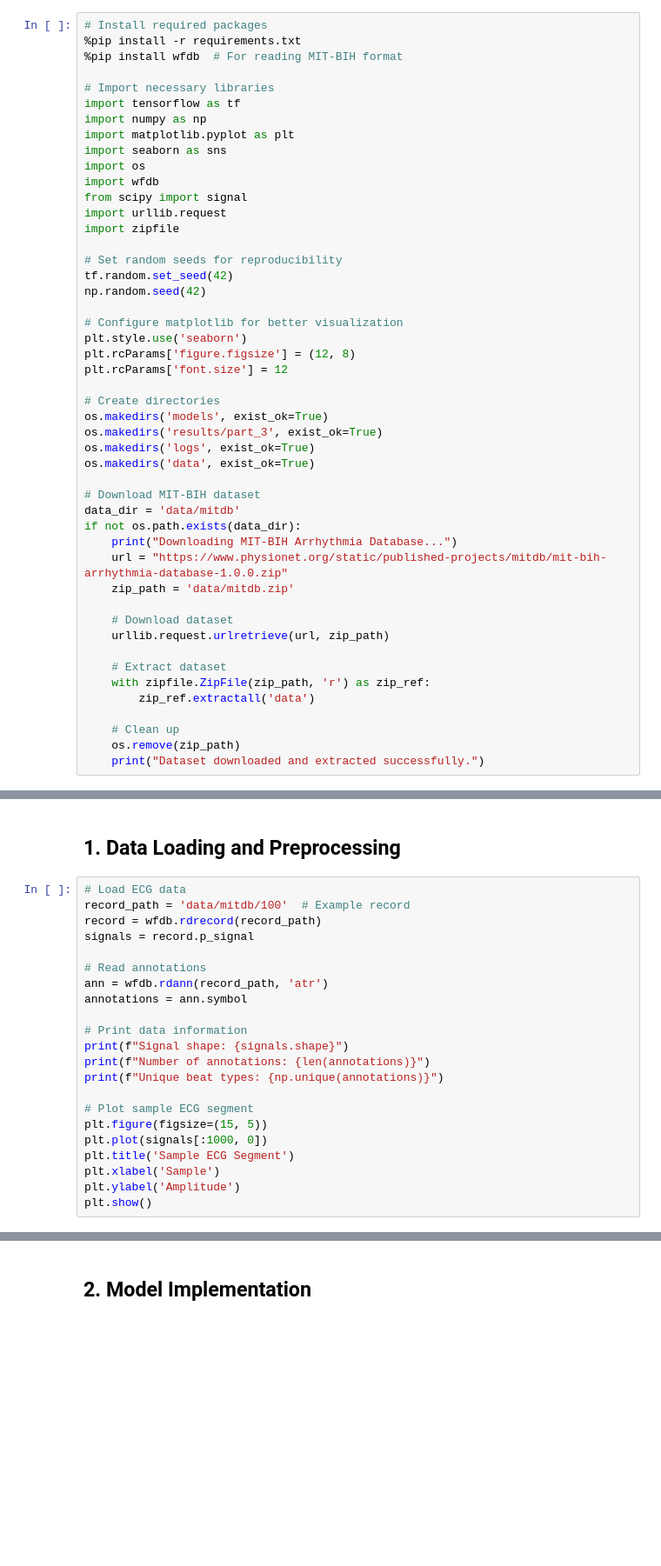
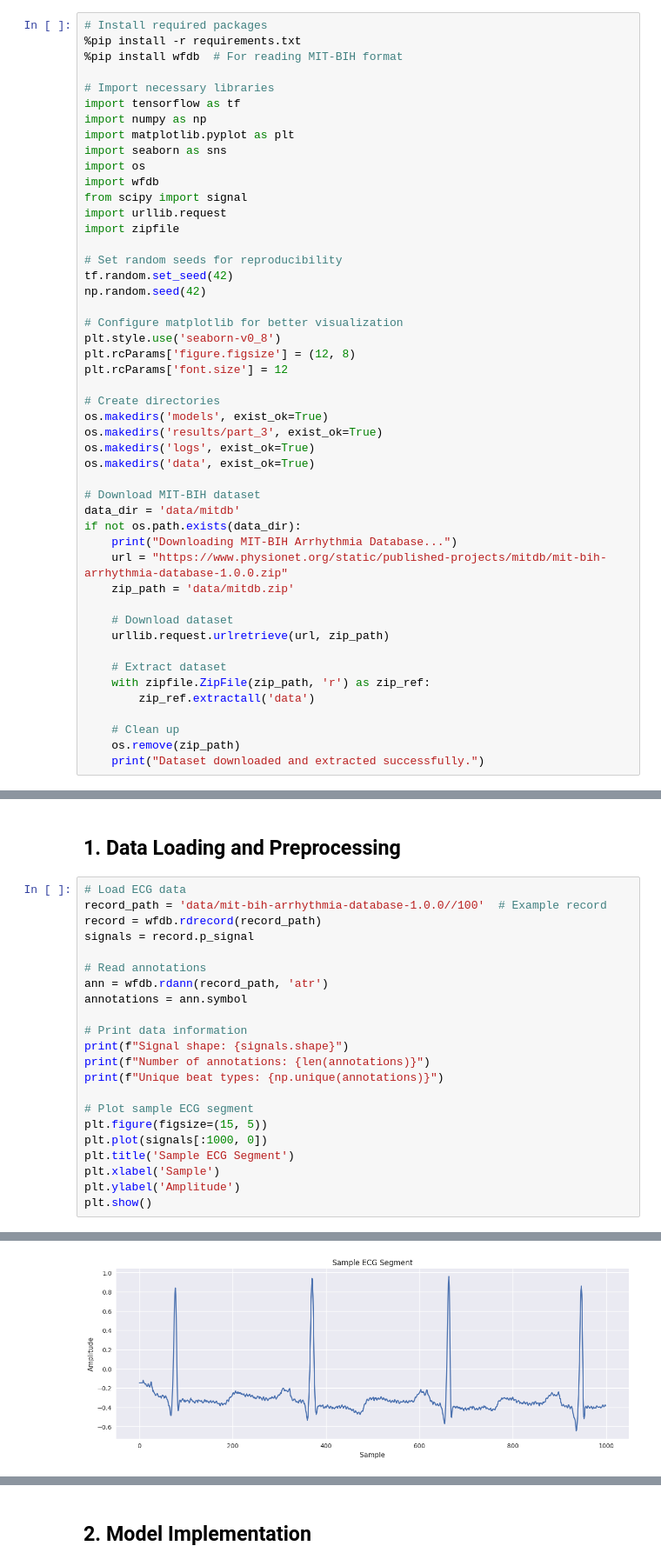
Before and after one commit to UCSF-DataSci/6-neural-nets-ayabz22, a Jupyter notebook: part3_ecg_analysis.ipynb, the cells around one changed output, grey strips where cells are left out. Shown at 87% size. Drawn from its saved outputs; the diff is of its cells as text; blank space fills up the shorter version.

```diff
--- a/part3_ecg_analysis.ipynb
+++ b/part3_ecg_analysis.ipynb
@@ -34,7 +34,7 @@ tf.random.set_seed(42)
 np.random.seed(42)
 
 # Configure matplotlib for better visualization
-plt.style.use('seaborn')
+plt.style.use('seaborn-v0_8')
 plt.rcParams['figure.figsize'] = (12, 8)
 plt.rcParams['font.size'] = 12
 
@@ -65,7 +83,7 @@ if not os.path.exists(data_dir):
 ## 1. Data Loading and Preprocessing
 # %%
 # Load ECG data
-record_path = 'data/mitdb/100'  # Example record
+record_path = 'data/mit-bih-arrhythmia-database-1.0.0//100'  # Example record
 record = wfdb.rdrecord(record_path)
 signals = record.p_signal
 
@@ -85,3 +103,4 @@ plt.title('Sample ECG Segment')
 plt.xlabel('Sample')
 plt.ylabel('Amplitude')
 plt.show()
+# %% [output]
@@ -88,3 +110,4 @@ plt.show()
+[figure, added]
 # %%
 # Preprocess ECG data
 window_size = 180
```
Also changed, not shown: parts of 6 cells of this notebook, 1 other file.
